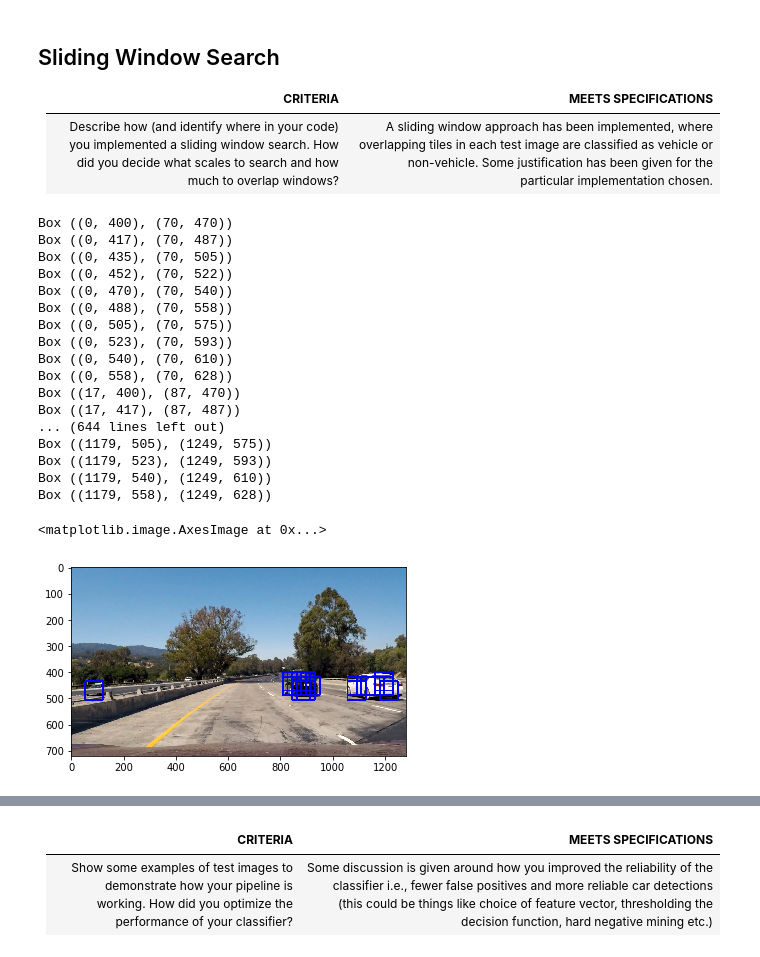
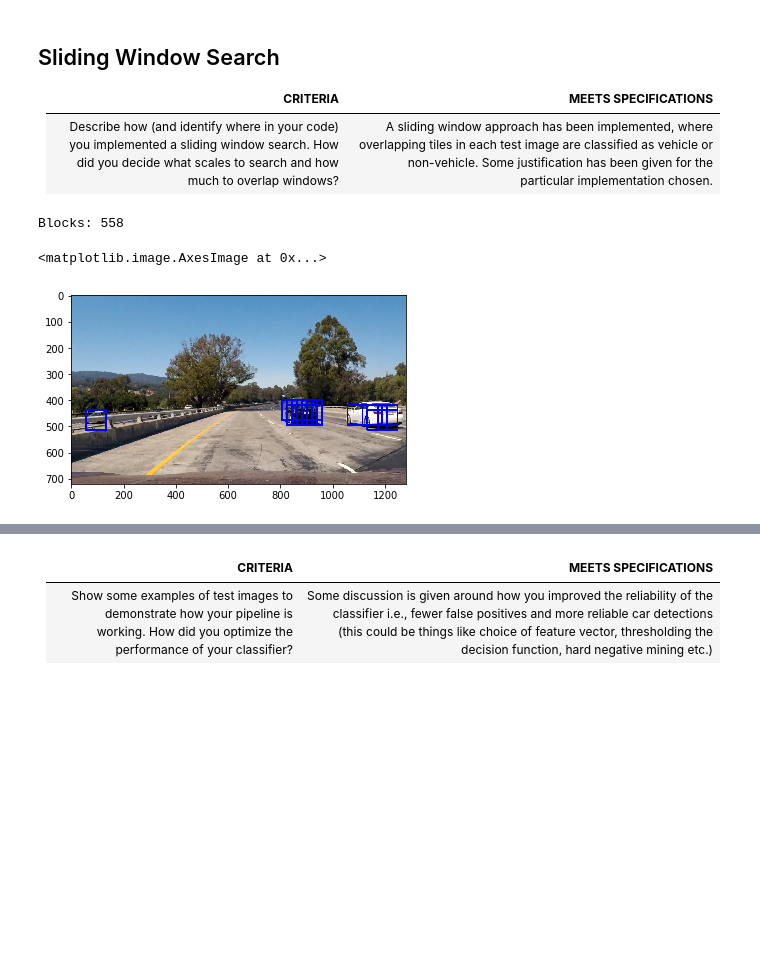
Before and after one commit to amemetov/sdc-term1-prj5-vehicle-detection, a Jupyter notebook: P5-Vehicle-Detection.ipynb, the cells around one changed output, grey strips where cells are left out. Saved outputs shown, nothing was run; the diff lists cells and outputs as text; code cells hidden in the pictures; blank space fills up the shorter version.

```diff
--- a/P5-Vehicle-Detection.ipynb
+++ b/P5-Vehicle-Detection.ipynb
@@ -295,35 +295,20 @@ from car_detect import find_cars, add_heat, apply_threshold, draw_labeled_bboxes
 # %%
 ystart = 400
 ystop = 656
-scale = 1.1#1.5
+scale = 1.2#1.1#1.5
 
 img = mpimg.imread('./test_images/test1.jpg')
+#img = mpimg.imread('./test_images/745.jpg')
 
 svc = classifier
-out_img, box_list = find_cars(img, ystart, ystop, scale, svc, X_scaler,
+out_img, box_list = find_cars2(img, ystart, ystop, scale, svc, X_scaler,
                     cs, orient, pix_per_cell, cell_per_block, spatial_size, hist_bins)
 
 plt.imshow(out_img)
 # %% [output]
-Box ((0, 400), (70, 470))
-Box ((0, 417), (70, 487))
-Box ((0, 435), (70, 505))
-Box ((0, 452), (70, 522))
-Box ((0, 470), (70, 540))
-Box ((0, 488), (70, 558))
-Box ((0, 505), (70, 575))
-Box ((0, 523), (70, 593))
-Box ((0, 540), (70, 610))
-Box ((0, 558), (70, 628))
-Box ((17, 400), (87, 470))
-Box ((17, 417), (87, 487))
-... (644 lines left out)
-Box ((1179, 505), (1249, 575))
-Box ((1179, 523), (1249, 593))
-Box ((1179, 540), (1249, 610))
-Box ((1179, 558), (1249, 628))
+Blocks: 558
 <matplotlib.image.AxesImage at 0x...>
-[figure, old version]
+[figure, new version]
 # %%
 heat = np.zeros_like(img[:,:,0]).astype(np.float)
 
```
Also changed, not shown: parts of 14 cells of this notebook, 1 other file.
